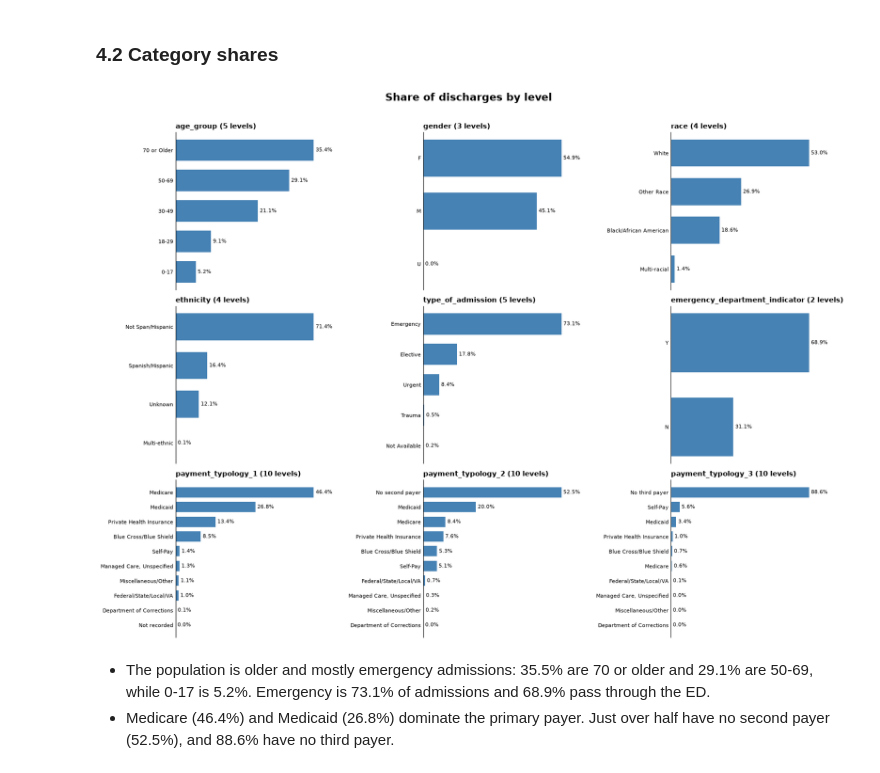
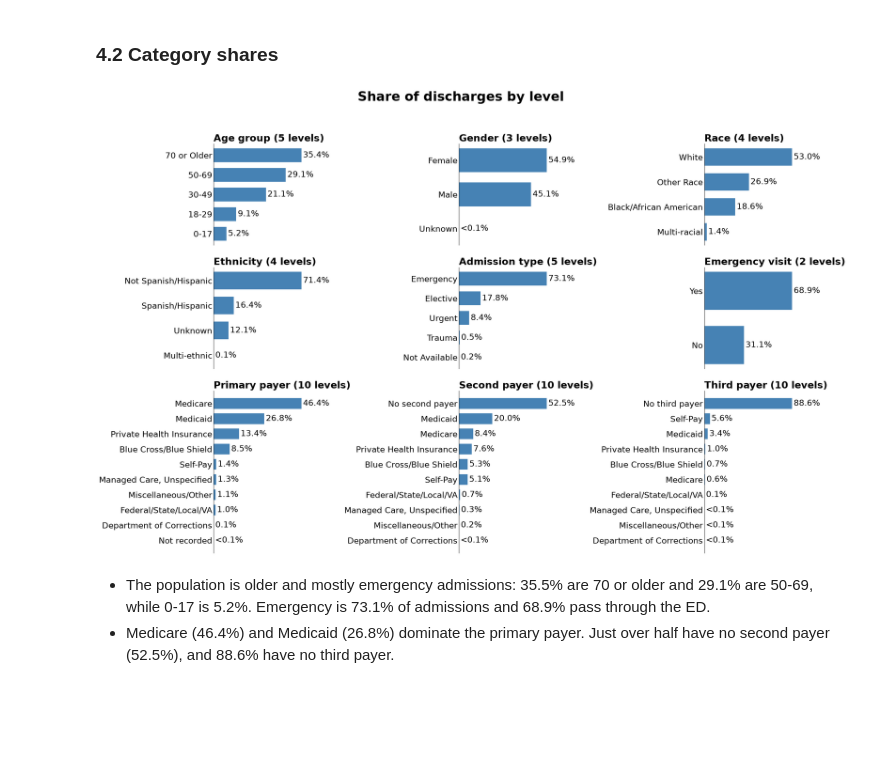
Before and after one commit to suehuynh/hospital-stay-forecast, a Jupyter notebook: src/sparcs_los_eda.ipynb, the cells around one changed output. Cells and saved outputs as stored; diff of their text form; code cells hidden in the pictures; blank space fills up the shorter version.

```diff
--- a/src/sparcs_los_eda.ipynb
+++ b/src/sparcs_los_eda.ipynb
@@ -655,7 +640,7 @@ n_cap = (los == los.max()).sum()
 pct = los.value_counts(normalize=True).reindex(range(1, 121)) * 100
 pct = pct.where(pct > 0)
 
-fig, ax = plt.subplots(figsize=(12, 6))
+fig, ax = plt.subplots(figsize=(13, 8))
 ax.axvspan(30.5, 120.6, color="lightgray", alpha=0.5)          # stays longer than 30 days
 ax.bar(pct.index, pct.values, color="steelblue", width=0.85)
 
@@ -668,25 +653,25 @@ ax.set_xlim(0, 121)
 ax.set_xticks([1] + list(range(10, 121, 10)))
 
 ax.text(75, pct.max() * 0.6, f"Stays longer than 30 days:\n{share_long:.1f}% of discharges ({n_long:,} stays)",
-        ha="center", va="top", fontsize=11, color="black")
+        ha="center", va="top", fontsize=18, color="black")
 ax.annotate(f"{n_cap:,} stays of\n120 days or more", xy=(120, pct[120]), xytext=(105, pct[120] * 6),
-            ha="center", fontsize=10, color="black", arrowprops=dict(arrowstyle="-", color="black"))
+            ha="center", fontsize=18, color="black", arrowprops=dict(arrowstyle="-", color="black"))
 
-ax.set_xlabel("Length of stay (days)", fontsize=11, fontweight="bold")
-ax.set_ylabel("Share of discharges (log scale)", fontsize=11, fontweight="bold")
+ax.set_xlabel("Length of stay (days)", fontsize=18, fontweight="bold")
+ax.set_ylabel("Share of discharges (log scale)", fontsize=18, fontweight="bold")
 ax.grid(axis="y", color="lightgray")
 ax.set_axisbelow(True)
-ax.tick_params(colors="black")
+ax.tick_params(colors="black", labelsize=18)
 ax.spines[["top", "right"]].set_visible(False)
 
 fig.text(0.5, 0.98, f"Most stays are short, but {share_long:.1f}% last longer than 30 days",
-         fontsize=17, fontweight="bold", ha="center", va="top")
+         fontsize=22, fontweight="bold", ha="center", va="top")
 fig.text(0.5, 0.915, f"Share of discharges by number of days, every stay from 1 to {los.max()} days",
-         fontsize=11, color="black", ha="center", va="top")
-fig.text(0.01, 0.01, "Stays of 120 days or more are recorded as 120 in the source data, so the last bar combines them. "
+         fontsize=18, color="black", ha="center", va="top")
+fig.text(0.01, 0.01, "Stays of 120 days or more are recorded as 120 in the source data, so the last bar combines them.\n"
                      "Each gridline is ten times the one below.",
-         fontsize=9, style="italic", color="black", ha="left", va="bottom")
-plt.tight_layout(rect=[0, 0.04, 1, 0.89])
+         fontsize=18, style="italic", color="black", ha="left", va="bottom")
+plt.tight_layout(rect=[0, 0.09, 1, 0.86])
 plt.savefig(FIG_DIR / "los_distribution_all_stays.png", dpi=150, bbox_inches="tight")
 plt.show()
 # %% [output]
@@ -699,24 +684,30 @@ plt.show()
 # %%
 cols = ["age_group", "gender", "race", "ethnicity", "type_of_admission", "emergency_department_indicator",
         "payment_typology_1", "payment_typology_2", "payment_typology_3"]
+titles = {"age_group": "Age group", "gender": "Gender", "race": "Race", "ethnicity": "Ethnicity",
+          "type_of_admission": "Admission type", "emergency_department_indicator": "Emergency visit",
+          "payment_typology_1": "Primary payer", "payment_typology_2": "Second payer", "payment_typology_3": "Third payer"}
 
-fig, axes = plt.subplots(3, 3, figsize=(16, 12))
+level_names = {"F": "Female", "M": "Male", "U": "Unknown", "Y": "Yes", "N": "No",
+               "Not Span/Hispanic": "Not Spanish/Hispanic"}
+
+fig, axes = plt.subplots(3, 3, figsize=(25, 16), gridspec_kw={"height_ratios": [1, 1, 1.6]})
 for ax, col in zip(axes.flat, cols):
     share = df_final[col].value_counts(normalize=True).mul(100).sort_values()
-    ax.barh(share.index.astype(str), share.values, color="steelblue", height=0.7)
-    ax.bar_label(ax.containers[0], fmt="%.1f%%", fontsize=8, padding=3)
-    ax.set_title(f"{col} ({len(share)} levels)", loc="left", fontsize=11, fontweight="bold")
-    ax.set_xlim(0, share.max() * 1.2)
+    ax.barh([level_names.get(s, s) for s in share.index.astype(str)], share.values, color="steelblue", height=0.7)
+    ax.bar_label(ax.containers[0], labels=[f"{v:.1f}%" if v >= 0.05 else "<0.1%" for v in share.values], fontsize=20, padding=4)
+    ax.set_title(f"{titles.get(col, col)} ({len(share)} levels)", loc="left", fontsize=24, fontweight="bold")
+    ax.set_xlim(0, share.max() * 1.35)
     ax.set_xticks([])
-    ax.tick_params(axis="y", labelsize=8, length=0, colors="black")
+    ax.tick_params(axis="y", labelsize=20, length=0, colors="black")
     ax.spines[["top", "right", "bottom"]].set_visible(False)
 
-fig.suptitle("Share of discharges by level", x=0.5, ha="center", fontsize=16, fontweight="bold")
-plt.tight_layout(rect=[0, 0, 1, 0.97])
+fig.suptitle("Share of discharges by level", x=0.5, y=0.995, ha="center", fontsize=32, fontweight="bold")
+plt.tight_layout(rect=[0, 0, 1, 0.95], h_pad=3, w_pad=3)
 plt.savefig(FIG_DIR / "category_shares.png", dpi=150, bbox_inches="tight")
 plt.show()
 # %% [output]
-[figure, old version]
+[figure, new version]
 # %% [markdown]
 - The population is older and mostly emergency admissions: 35.5% are 70 or older and 29.1% are 50-69, while 0-17 is 5.2%. Emergency is 73.1% of admissions and 68.9% pass through the ED.
 - Medicare (46.4%) and Medicaid (26.8%) dominate the primary payer. Just over half have no second payer (52.5%), and 88.6% have no third payer.
```
Also changed, not shown: parts of 6 cells of this notebook, 6 other files.
